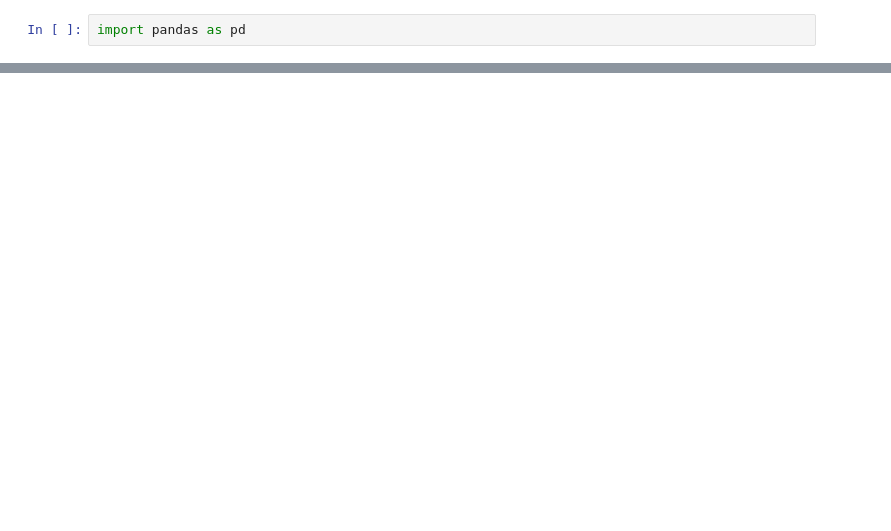
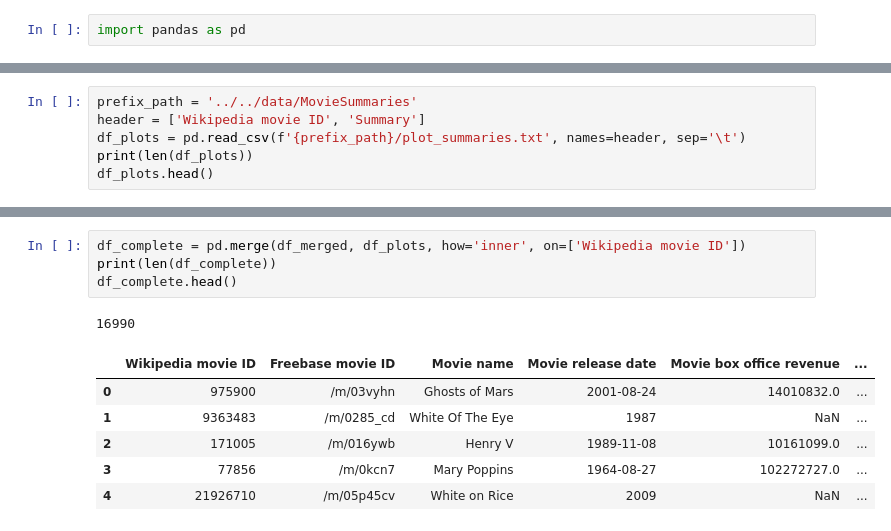
Before and after one commit to epfl-ada/ada-2024-project-phpjj1, a Jupyter notebook: src/data/merge.ipynb, the cells around one changed output, grey strips where cells are left out. Saved outputs shown, nothing was run; the diff lists cells and outputs as text; blank space fills up the shorter version.

```diff
--- a/src/data/merge.ipynb
+++ b/src/data/merge.ipynb
@@ -78,0 +69,6 @@ Name: count, Length: 112, dtype: int64
+# %%
+prefix_path = '../../data/MovieSummaries'
+header = ['Wikipedia movie ID', 'Summary']
+df_plots = pd.read_csv(f'{prefix_path}/plot_summaries.txt', names=header, sep='\t')
+print(len(df_plots))
+df_plots.head()
@@ -78,0 +83,12 @@ Name: count, Length: 112, dtype: int64
+# %%
+df_complete = pd.merge(df_merged, df_plots, how='inner', on=['Wikipedia movie ID'])
+print(len(df_complete))
+df_complete.head()
+# %% [output]
+16990
+|  | Wikipedia movie ID | Freebase movie ID | Movie name | Movie release date | Movie box office revenue | ... |
+| 0 | 975900 | /m/03vyhn | Ghosts of Mars | 2001-08-24 | 14010832.0 | ... |
+| 1 | 9363483 | /m/0285_cd | White Of The Eye | 1987 | NaN | ... |
+| 2 | 171005 | /m/016ywb | Henry V | 1989-11-08 | 10161099.0 | ... |
+| 3 | 77856 | /m/0kcn7 | Mary Poppins | 1964-08-27 | 102272727.0 | ... |
+| 4 | 21926710 | /m/05p45cv | White on Rice | 2009 | NaN | ... |
```
Also changed, not shown: parts of 13 cells of this notebook, 3 other files.
